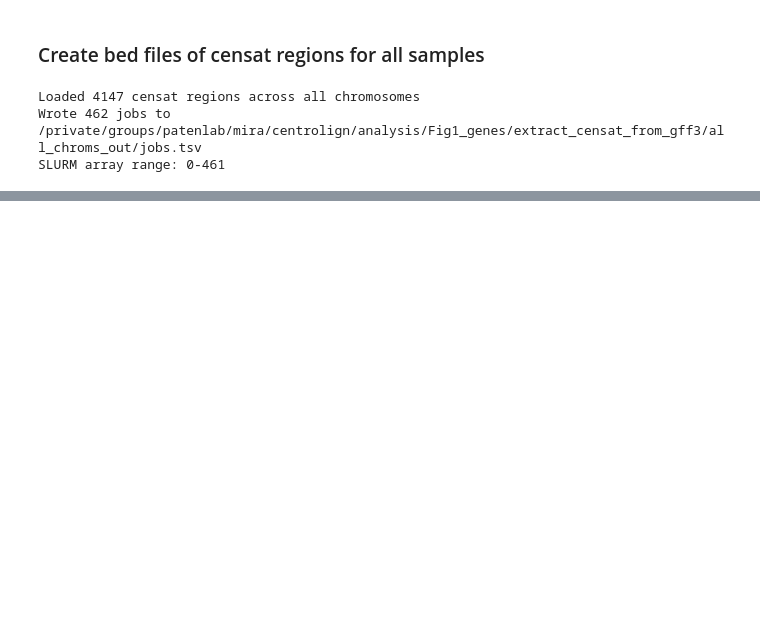
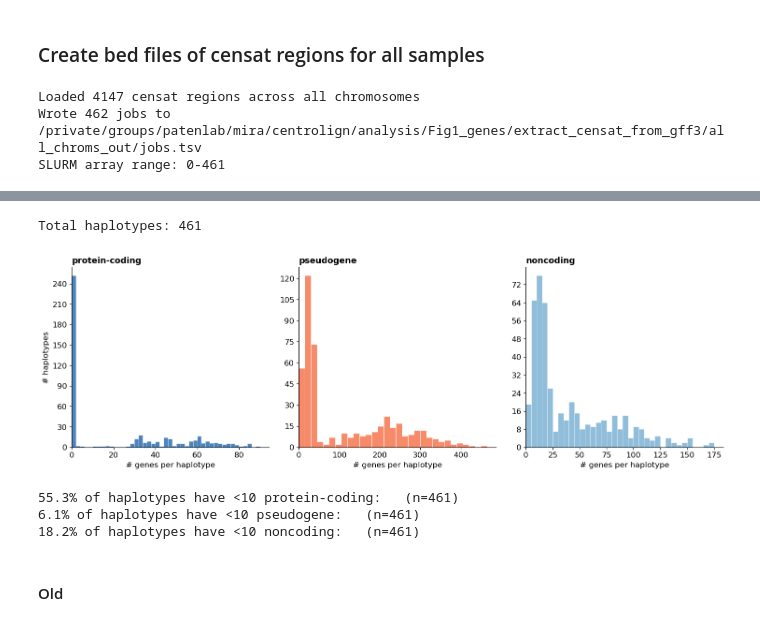
Before and after one commit to miramastoras/centrolign_analysis, a Jupyter notebook: analysis_notes/release2_QC_v2/notebooks/Fig1_gene_analysis.ipynb, the cells around one changed output, grey strips where cells are left out. Drawn from its saved outputs; the diff is of its cells as text; code cells hidden in the pictures; blank space fills up the shorter version.

```diff
--- a/analysis_notes/release2_QC_v2/notebooks/Fig1_gene_analysis.ipynb
+++ b/analysis_notes/release2_QC_v2/notebooks/Fig1_gene_analysis.ipynb
@@ -98,0 +1279,54 @@ SLURM array range: 0-461
+# %%
+import numpy as np
+
+df_filtered["haplotype"] = df_filtered["haplotype"].astype(str)
+
+# rebuild biotype grouping
+bio_to_biogrp = {b: g for g, bs in BIOTYPE_MAP.items() for b in bs}
+df_filtered["biotype_group"] = df_filtered["biotype_class"].map(bio_to_biogrp)
+df_plot = df_filtered.dropna(subset=["biotype_group"])
+
+per_hap_bio = (
+    df_plot
+    .groupby(["sample_id", "haplotype", "biotype_group"])
+    .size()
+    .reset_index(name="count")
+)
+
+all_haps = df_filtered[["sample_id", "haplotype"]].drop_duplicates().reset_index(drop=True)
+print(f"Total haplotypes: {len(all_haps)}")
+
+fig, axes = plt.subplots(1, 3, figsize=(18, 5), gridspec_kw={"wspace": 0.15})
+
+for ax, bio in zip(axes, BIOTYPE_ORDER_3):
+    sub    = per_hap_bio[per_hap_bio["biotype_group"] == bio][["sample_id", "haplotype", "count"]]
+    merged = all_haps.merge(sub, on=["sample_id", "haplotype"], how="left").fillna(0)
+    vals   = merged["count"].values
+    color  = BIOTYPE_COLORS_3[bio]
+
+    step = max(1, int(vals.max()) // 30)
+    bins = range(0, int(vals.max()) + step + 1, step)
+    ax.hist(vals, bins=bins, color=color, alpha=0.8, edgecolor="white", linewidth=0.4)
+
+    ax.set_title(bio, fontsize=13, fontweight="bold", loc="left")
+    ax.set_xlabel("# genes per haplotype", fontsize=12)
+    ax.set_ylabel("# haplotypes" if bio == BIOTYPE_ORDER_3[0] else "", fontsize=12)
+    ax.set_xlim(left=0)
+    ax.yaxis.set_major_locator(ticker.MaxNLocator(integer=True))
+    ax.spines[["top", "right"]].set_visible(False)
+    ax.tick_params(labelsize=12)
+
+plt.show()
+
+for bio in BIOTYPE_ORDER_3:
+    sub    = per_hap_bio[per_hap_bio["biotype_group"] == bio][["sample_id", "haplotype", "count"]]
+    merged = all_haps.merge(sub, on=["sample_id", "haplotype"], how="left").fillna(0)
+    vals   = merged["count"].values
+    pct    = 100 * (vals < 10).sum() / len(vals)
+    print(f"{pct:.1f}% of haplotypes have <10 {bio}:   (n={len(vals)})")
+# %% [output]
+Total haplotypes: 461
+[figure, added]
+55.3% of haplotypes have <10 protein-coding:   (n=461)
+6.1% of haplotypes have <10 pseudogene:   (n=461)
+18.2% of haplotypes have <10 noncoding:   (n=461)
@@ -98,0 +1335,2 @@ SLURM array range: 0-461
+# %% [markdown]
+#### Old
```
Also changed, not shown: parts of 46 cells of this notebook, 21 other files.
